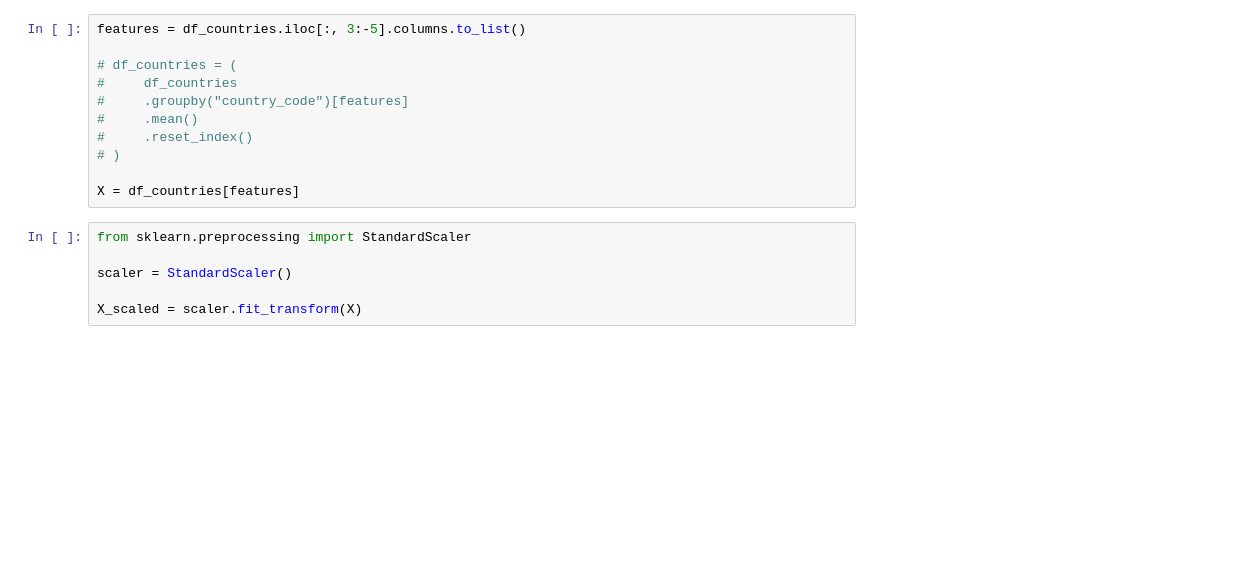
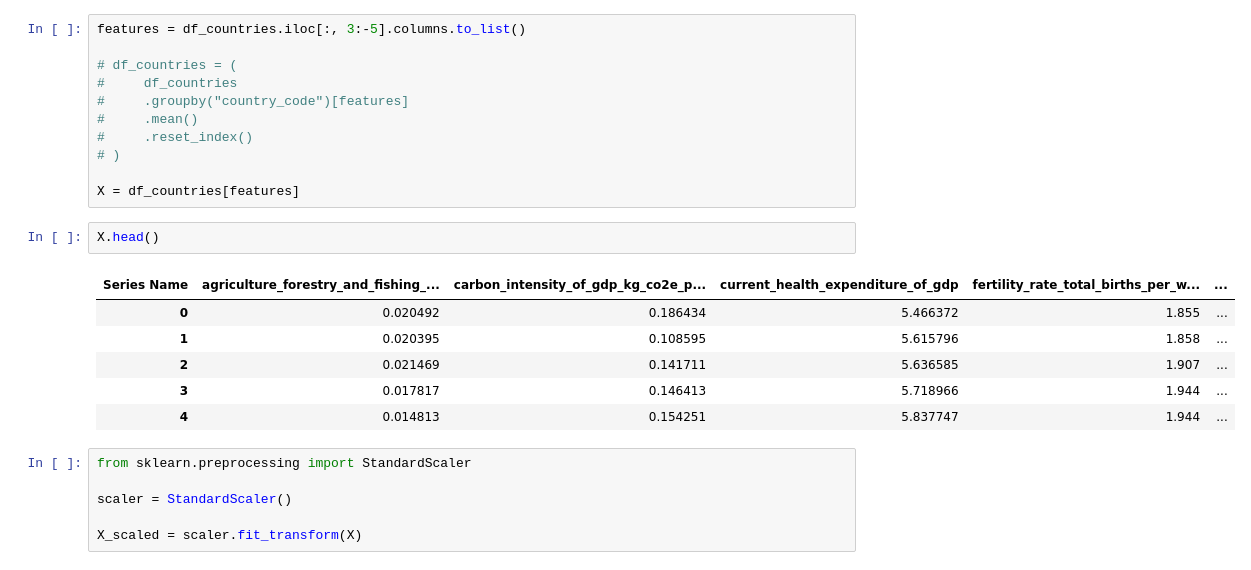
Before and after one commit to Mina-Makram-001/2B_Data_Science_Portfolio, a Jupyter notebook: Task_4_(Train_3_Unsupervised_ML_Models)/4_The_Model.ipynb, the cells around one changed output. Drawn from its saved outputs; the diff is of its cells as text; blank space fills up the shorter version.

```diff
--- a/Task_4_(Train_3_Unsupervised_ML_Models)/4_The_Model.ipynb
+++ b/Task_4_(Train_3_Unsupervised_ML_Models)/4_The_Model.ipynb
@@ -747,6 +779,15 @@ features = df_countries.iloc[:, 3:-5].columns.to_list()
 # )
 
 X = df_countries[features]
+# %%
+X.head()
+# %% [output]
+| Series Name | agriculture_forestry_and_fishing_... | carbon_intensity_of_gdp_kg_co2e_p... | current_health_expenditure_of_gdp | fertility_rate_total_births_per_w... | ... |
+| 0 | 0.020492 | 0.186434 | 5.466372 | 1.855 | ... |
+| 1 | 0.020395 | 0.108595 | 5.615796 | 1.858 | ... |
+| 2 | 0.021469 | 0.141711 | 5.636585 | 1.907 | ... |
+| 3 | 0.017817 | 0.146413 | 5.718966 | 1.944 | ... |
+| 4 | 0.014813 | 0.154251 | 5.837747 | 1.944 | ... |
 # %%
 from sklearn.preprocessing import StandardScaler
 
```
Also changed, not shown: parts of 5 cells of this notebook, 5 other files.
